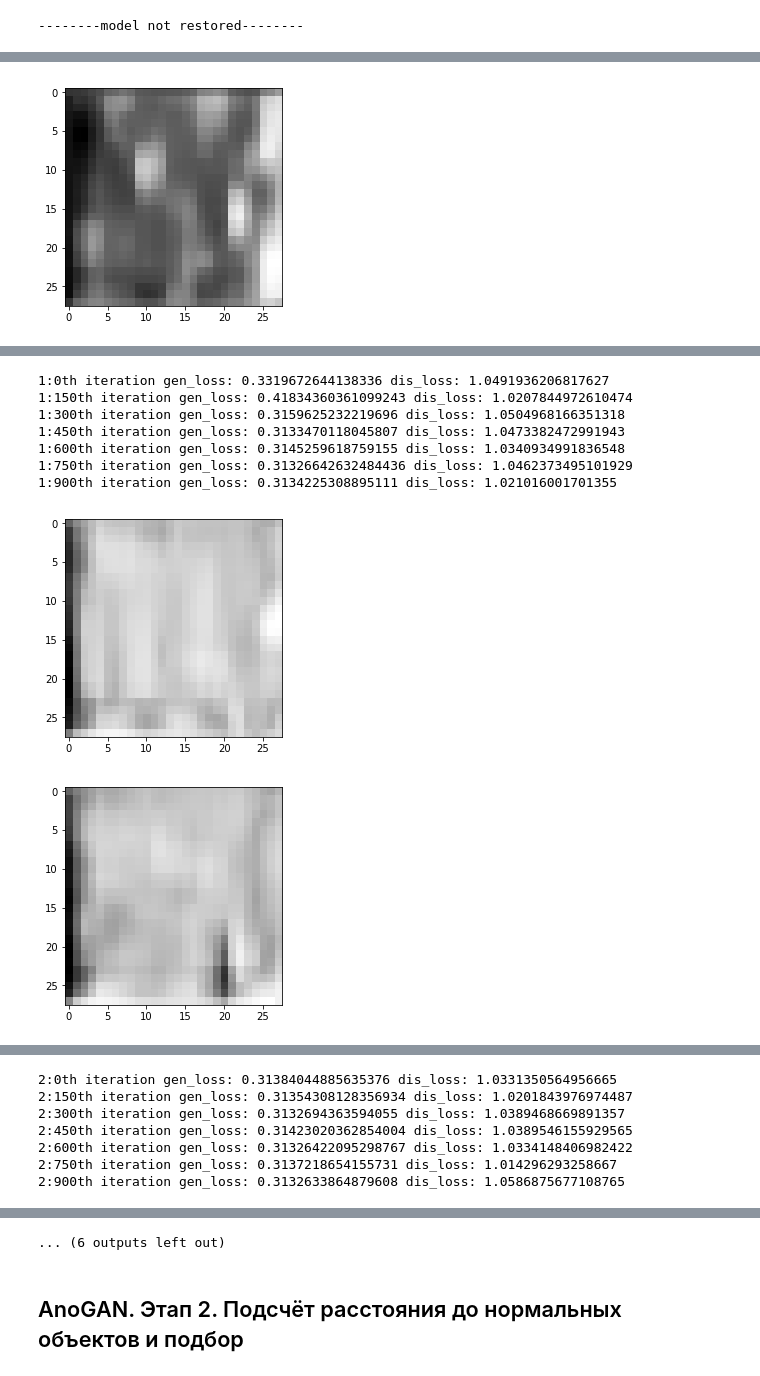
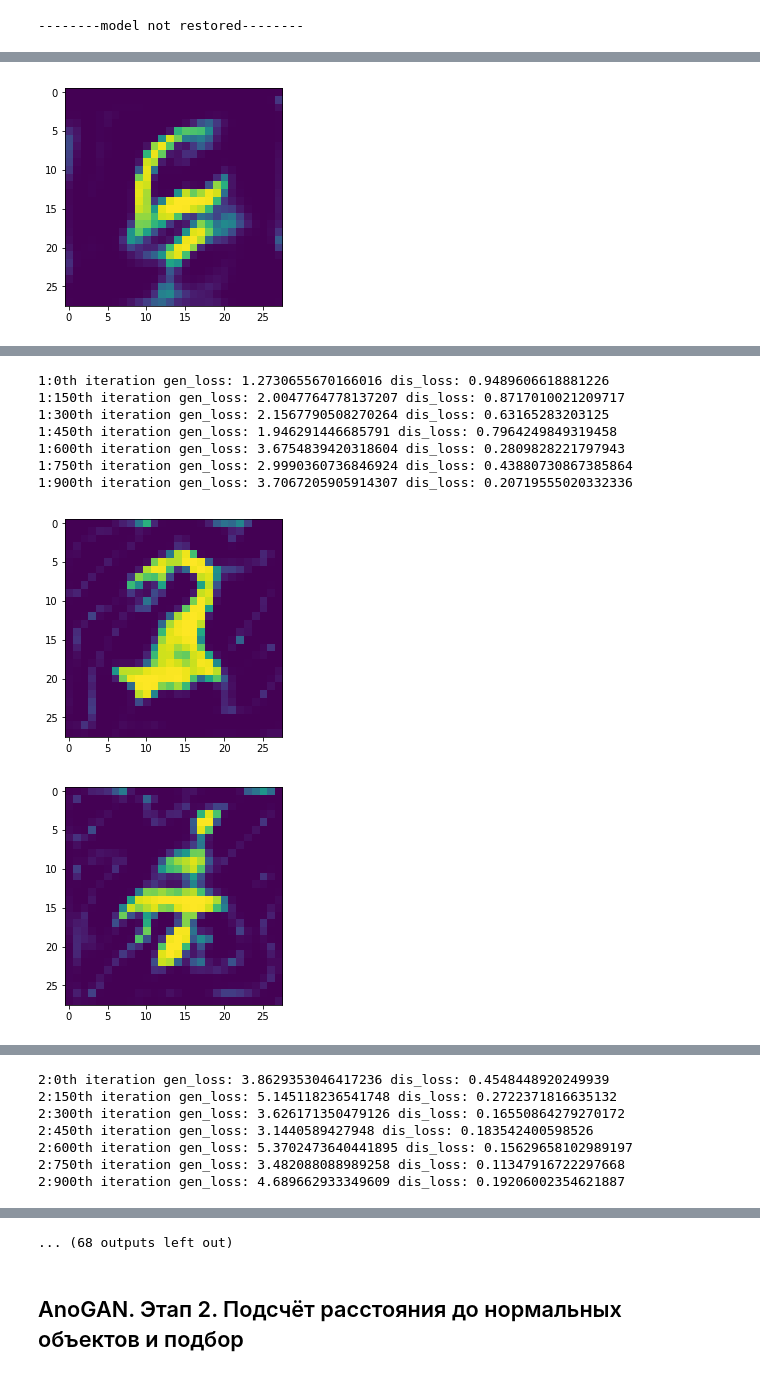
Before and after one commit to MaximArtemev/Sirius-GANs, a Jupyter notebook: notebooks/students/mrartemev/JS-AnoGAN_MNIST.ipynb, the cells around one changed output, grey strips where cells are left out. Cells and saved outputs as stored; diff of their text form; code cells hidden in the pictures.

```diff
--- a/notebooks/students/mrartemev/JS-AnoGAN_MNIST.ipynb
+++ b/notebooks/students/mrartemev/JS-AnoGAN_MNIST.ipynb
@@ -236,22 +224,27 @@ class Generator(nn.Module):
         super(Generator,self).__init__()
 
         self.fc = nn.Sequential(
-            nn.Linear(input_shape, 16*7*7)
+            nn.Linear(input_shape, 16*7*7),
+            nn.BatchNorm1d(16*7*7),
+            nn.LeakyReLU(0.2),
         )
 
         self.layers = nn.Sequential(
-            nn.Conv2d(16, 64, 3, padding=1), # 7x7
+            nn.Conv2d(16, 32, 3, padding=1), # 7x7
+            nn.BatchNorm2d(32),
+            nn.ReLU(),
+            nn.Upsample(scale_factor=2, mode='bilinear'), # 14x14
+            nn.Conv2d(32, 64, 5, padding=2),
             nn.BatchNorm2d(64),
             nn.ReLU(),
-            nn.Upsample(scale_factor=2), # 14x14
+            nn.Upsample(scale_factor=2, mode='bilinear'), # 28x28
             nn.Conv2d(64, 64, 5, padding=2),
             nn.BatchNorm2d(64),
             nn.ReLU(),
-            nn.Upsample(scale_factor=2), # 28x28
             nn.Conv2d(64, 32, 3, padding=1),
             nn.BatchNorm2d(32),
-            nn.ReLU(),
             nn.Conv2d(32, 1, 1), # 1x28x28
+            nn.Tanh()
         )
 
     def forward(self,z):
@@ -285,7 +278,6 @@ class Discriminator(nn.Module):
             nn.ReLU(),
             nn.Dropout(0.4),
             nn.Linear(128, 1),
-            nn.Sigmoid(),
         )
 
     def forward(self, x):
@@ -315,9 +307,8 @@ dis_optim = torch.optim.Adam(discriminator.parameters())
 
 def image_check(gen_fake):
     img = gen_fake.data.numpy()
-    for i in range(2):
-        plt.imshow(img[i][0],cmap='gray')
-        plt.show()
+    plt.imshow(img[0][0])
+    plt.show()
 # %%
 # model restore if any
 
@@ -335,6 +326,9 @@ except:
 num_epochs = 20
 
 for epoch in range(num_epochs):
+    generator.train()
+    discriminator.train()
+
     for j, (image,label) in tqdm_notebook(enumerate(train_loader), leave=False):
         image = image.cuda()
 
@@ -345,33 +339,29 @@ for epoch in range(num_epochs):
         zeros_label = torch.zeros(batch_size, 1).cuda()
 
         # generator
-        generator.train()
-        discriminator.eval()
         gen_optim.zero_grad()
 
-        z = Variable(nn.init.normal_(torch.Tensor(batch_size, 128), mean=0, std=1)).cuda()
+        z = Variable(nn.init.normal_(torch.Tensor(batch_size, 128), mean=0, std=0.1)).cuda()
         gen_fake = generator.forward(z)
         dis_fake = discriminator.forward(gen_fake)
 
         gen_loss = criterion(dis_fake, ones_label) # fake classified as real
         gen_loss.backward()
-        nn.utils.clip_grad_norm_(generator.parameters(), 1)
+#         nn.utils.clip_grad_norm_(generator.parameters(), 1)
         gen_optim.step()
 
         # discriminator
 
-        generator.eval()
-        discriminator.train()
-
         dis_optim.zero_grad()
 
-        z = Variable(nn.init.normal_(torch.Tensor(batch_size, 128), mean=0, std=1)).cuda()
+        z = Variable(nn.init.normal_(torch.Tensor(batch_size, 128), mean=0, std=0.1)).cuda()
         gen_fake = generator.forward(z)
         dis_fake = discriminator.forward(gen_fake)
-        dis_real = discriminator.forward(image)
+        image_noised = image + nn.init.normal_(torch.Tensor(*image.shape), mean=0, std=0.1).cuda()
+        dis_real = discriminator.forward(image_noised)
         dis_loss = criterion(dis_fake, zeros_label) + criterion(dis_real, ones_label)
         dis_loss.backward()
-        nn.utils.clip_grad_norm_(discriminator.parameters(), 1)
+#         nn.utils.clip_grad_norm_(discriminator.parameters(), 1)
         dis_optim.step()
 
         # model save
@@ -379,6 +369,9 @@ for epoch in range(num_epochs):
 #             torch.save(generator.state_dict(),'./saved_model/generator.pkl')
 #             torch.save(discriminator.state_dict(),'./saved_model/discriminator.pkl')
             print(f"{epoch}:{j}th iteration gen_loss: {gen_loss.item()} dis_loss: {dis_loss.item()}")
+    generator.eval()
+    discriminator.eval()
+
     image_check(gen_fake.cpu())
 # %% [output]
 [interactive output not drawn]
@@ -393,19 +386,19 @@ for epoch in range(num_epochs):
-[figure, old version]
+[figure, new version]
 [interactive output not drawn]
-1:0th iteration gen_loss: 0.3319672644138336 dis_loss: 1.0491936206817627
-1:150th iteration gen_loss: 0.41834360361099243 dis_loss: 1.0207844972610474
-1:300th iteration gen_loss: 0.3159625232219696 dis_loss: 1.0504968166351318
-1:450th iteration gen_loss: 0.3133470118045807 dis_loss: 1.0473382472991943
-1:600th iteration gen_loss: 0.3145259618759155 dis_loss: 1.0340934991836548
-1:750th iteration gen_loss: 0.31326642632484436 dis_loss: 1.0462373495101929
-1:900th iteration gen_loss: 0.3134225308895111 dis_loss: 1.021016001701355
+1:0th iteration gen_loss: 1.2730655670166016 dis_loss: 0.9489606618881226
+1:150th iteration gen_loss: 2.0047764778137207 dis_loss: 0.8717010021209717
+1:300th iteration gen_loss: 2.1567790508270264 dis_loss: 0.63165283203125
+1:450th iteration gen_loss: 1.946291446685791 dis_loss: 0.7964249849319458
+1:600th iteration gen_loss: 3.6754839420318604 dis_loss: 0.2809828221797943
+1:750th iteration gen_loss: 2.9990360736846924 dis_loss: 0.43880730867385864
+1:900th iteration gen_loss: 3.7067205905914307 dis_loss: 0.20719555020332336
-[figure, old version]
+[figure, new version]
-[figure, old version]
+[figure, new version]
 [interactive output not drawn]
-2:0th iteration gen_loss: 0.31384044885635376 dis_loss: 1.0331350564956665
-2:150th iteration gen_loss: 0.31354308128356934 dis_loss: 1.0201843976974487
-2:300th iteration gen_loss: 0.3132694363594055 dis_loss: 1.0389468669891357
-2:450th iteration gen_loss: 0.31423020362854004 dis_loss: 1.0389546155929565
-2:600th iteration gen_loss: 0.31326422095298767 dis_loss: 1.0334148406982422
-2:750th iteration gen_loss: 0.3137218654155731 dis_loss: 1.014296293258667
-2:900th iteration gen_loss: 0.3132633864879608 dis_loss: 1.0586875677108765
+2:0th iteration gen_loss: 3.8629353046417236 dis_loss: 0.4548448920249939
+2:150th iteration gen_loss: 5.145118236541748 dis_loss: 0.2722371816635132
+2:300th iteration gen_loss: 3.626171350479126 dis_loss: 0.16550864279270172
+2:450th iteration gen_loss: 3.1440589427948 dis_loss: 0.183542400598526
+2:600th iteration gen_loss: 5.3702473640441895 dis_loss: 0.15629658102989197
+2:750th iteration gen_loss: 3.482088088989258 dis_loss: 0.11347916722297668
+2:900th iteration gen_loss: 4.689662933349609 dis_loss: 0.19206002354621887
@@ -414,4 +407,4 @@ for epoch in range(num_epochs):
-... (6 outputs left out)
+... (68 outputs left out)
 # %% [markdown]
 ## AnoGAN. Этап 2. Подсчёт расстояния до нормальных объектов и подбор
 # %% [markdown]
```
Also changed, not shown: parts of 19 cells of this notebook, 15 other files.
